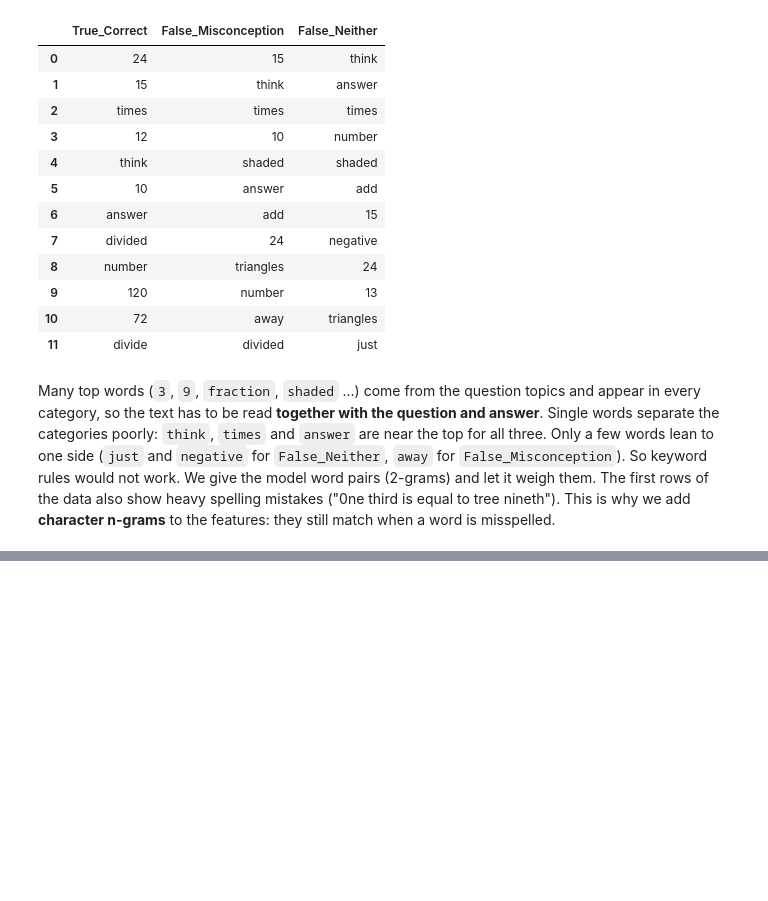
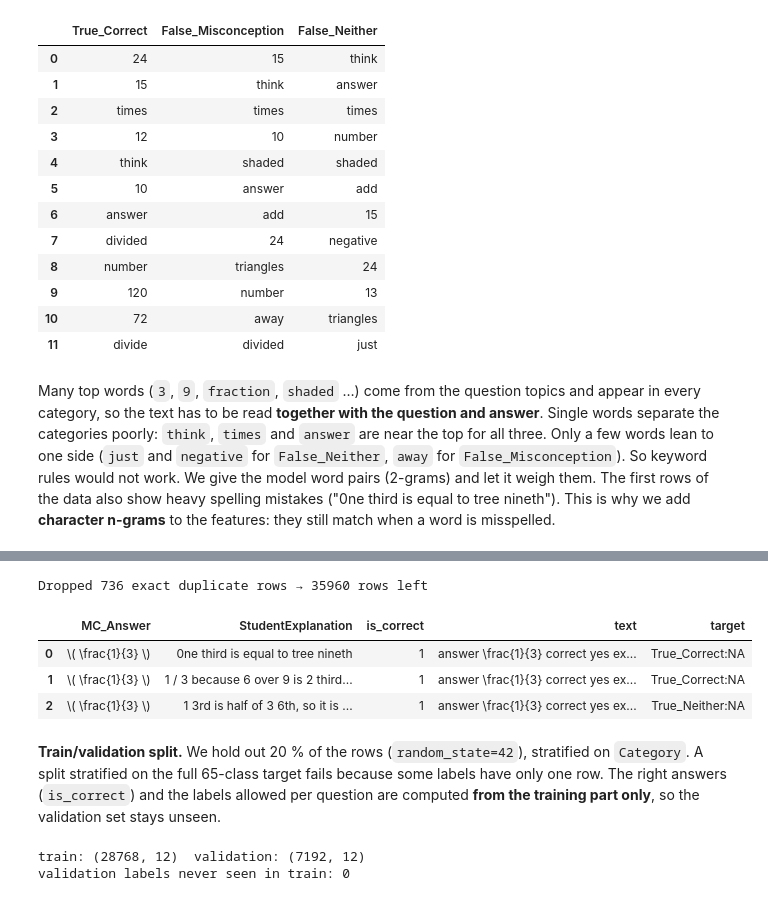
Before and after one commit to ceng313-2026/GROUP31_CENG313, a Jupyter notebook: assignment1_eda_baseline.ipynb, the cells around one changed output, grey strips where cells are left out. Saved outputs shown, nothing was run; the diff lists cells and outputs as text; code cells hidden in the pictures; blank space fills up the shorter version.

```diff
--- a/assignment1_eda_baseline.ipynb
+++ b/assignment1_eda_baseline.ipynb
@@ -300,0 +317,27 @@ The first rows of the data also show heavy spelling mistakes ("0ne third is equa
+# %%
+before = len(train)
+train = train.drop_duplicates(subset=key + ["target"]).reset_index(drop=True)
+print(f"Dropped {before - len(train)} exact duplicate rows → {len(train)} rows left")
+
+correct_answers = find_correct_answers(train)
+train = preprocess(train, correct_answers)
+train[["MC_Answer", "StudentExplanation", "is_correct", "text", "target"]].head(3)
+# %% [output]
+Dropped 736 exact duplicate rows → 35960 rows left
+|  | MC_Answer | StudentExplanation | is_correct | text | target |
+| 0 | \( \frac{1}{3} \) | 0ne third is equal to tree nineth | 1 | answer \frac{1}{3} correct yes ex... | True_Correct:NA |
+| 1 | \( \frac{1}{3} \) | 1 / 3 because 6 over 9 is 2 third... | 1 | answer \frac{1}{3} correct yes ex... | True_Correct:NA |
+| 2 | \( \frac{1}{3} \) | 1 3rd is half of 3 6th, so it is ... | 1 | answer \frac{1}{3} correct yes ex... | True_Neither:NA |
+# %% [markdown]
+**Train/validation split.** We hold out 20 % of the rows (`random_state=42`), stratified on `Category`. A split stratified on the full 65-class target fails because some labels have only one row.
+The right answers (`is_correct`) and the labels allowed per question are computed **from the training part only**, so the validation set stays unseen.
+# %%
+tr, val = train_test_split(train, test_size=0.2, random_state=42, stratify=train["Category"])
+correct_tr = find_correct_answers(tr)
+tr, val = preprocess(tr, correct_tr), preprocess(val, correct_tr)
+labels_per_question = tr.groupby("QuestionId")["target"].agg(set).to_dict()
+print("train:", tr.shape, " validation:", val.shape)
+print("validation labels never seen in train:", (~val["target"].isin(tr["target"])).sum())
+# %% [output]
+train: (28768, 12)  validation: (7192, 12)
+validation labels never seen in train: 0
```
Also changed, not shown: parts of 11 cells of this notebook, 1 other file.
